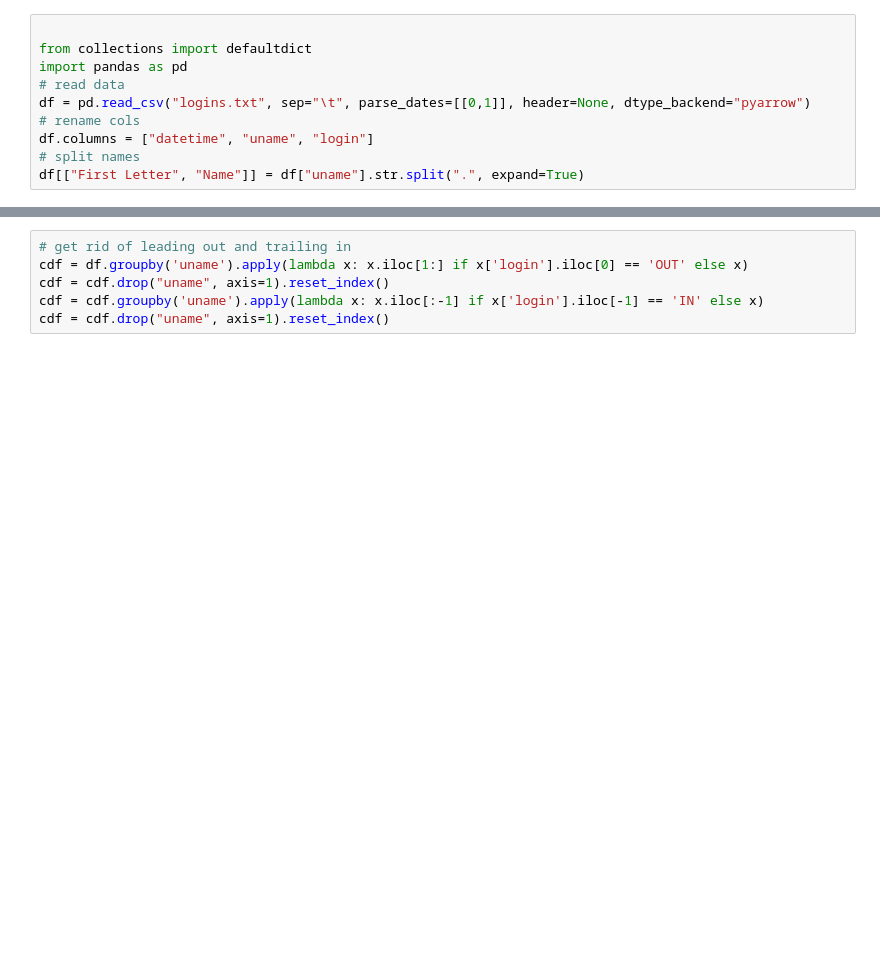
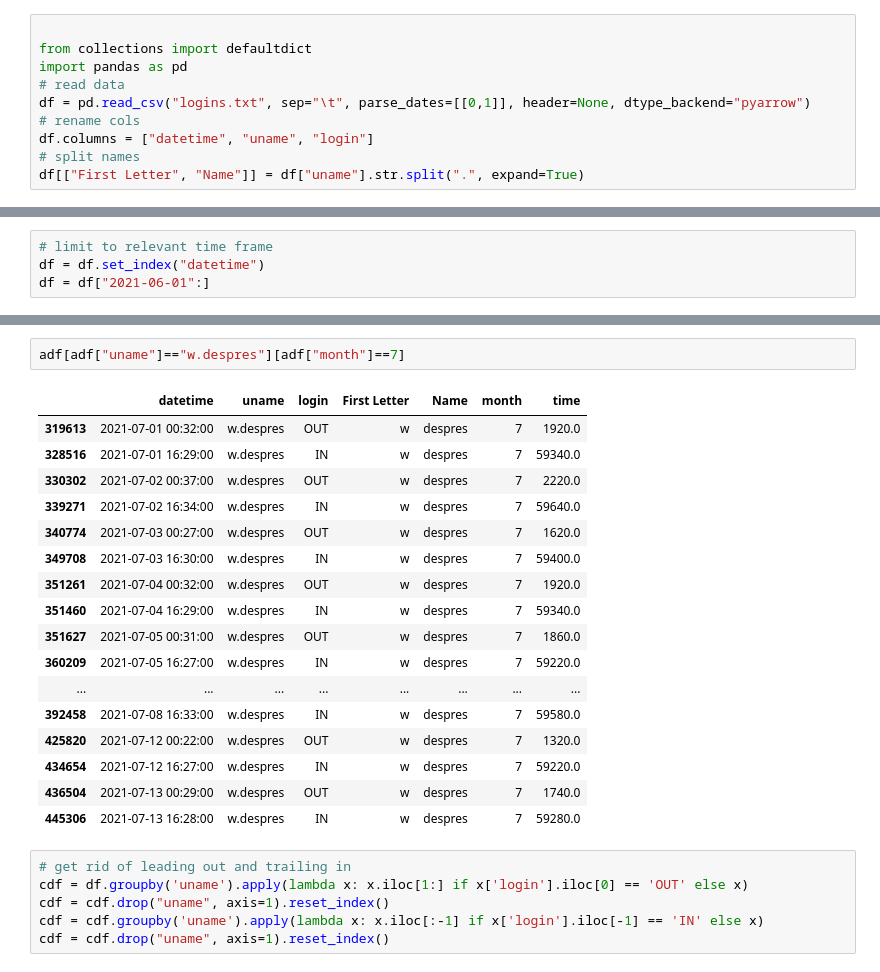
Before and after one commit to jamorr/nsa_challenge, a Jupyter notebook: logins.ipynb, the cells around one changed output, grey strips where cells are left out. Drawn from its saved outputs; the diff is of its cells as text; blank space fills up the shorter version.

```diff
--- a/logins.ipynb
+++ b/logins.ipynb
@@ -89,3 +83,7 @@ df
+# %%
+# limit to relevant time frame
+df = df.set_index("datetime")
+df = df["2021-06-01":]
 # %%
 
 
@@ -101,3 +117,23 @@ nd["r.16"]
+# %%
+adf[adf["uname"]=="w.despres"][adf["month"]==7]
+# %% [output]
+|  | datetime | uname | login | First Letter | Name | month | time |
+| 319613 | 2021-07-01 00:32:00 | w.despres | OUT | w | despres | 7 | 1920.0 |
+| 328516 | 2021-07-01 16:29:00 | w.despres | IN | w | despres | 7 | 59340.0 |
+| 330302 | 2021-07-02 00:37:00 | w.despres | OUT | w | despres | 7 | 2220.0 |
+| 339271 | 2021-07-02 16:34:00 | w.despres | IN | w | despres | 7 | 59640.0 |
+| 340774 | 2021-07-03 00:27:00 | w.despres | OUT | w | despres | 7 | 1620.0 |
+| 349708 | 2021-07-03 16:30:00 | w.despres | IN | w | despres | 7 | 59400.0 |
+| 351261 | 2021-07-04 00:32:00 | w.despres | OUT | w | despres | 7 | 1920.0 |
+| 351460 | 2021-07-04 16:29:00 | w.despres | IN | w | despres | 7 | 59340.0 |
+| 351627 | 2021-07-05 00:31:00 | w.despres | OUT | w | despres | 7 | 1860.0 |
+| 360209 | 2021-07-05 16:27:00 | w.despres | IN | w | despres | 7 | 59220.0 |
+| ... | ... | ... | ... | ... | ... | ... | ... |
+| 392458 | 2021-07-08 16:33:00 | w.despres | IN | w | despres | 7 | 59580.0 |
+| 425820 | 2021-07-12 00:22:00 | w.despres | OUT | w | despres | 7 | 1320.0 |
+| 434654 | 2021-07-12 16:27:00 | w.despres | IN | w | despres | 7 | 59220.0 |
+| 436504 | 2021-07-13 00:29:00 | w.despres | OUT | w | despres | 7 | 1740.0 |
+| 445306 | 2021-07-13 16:28:00 | w.despres | IN | w | despres | 7 | 59280.0 |
 # %%
 # get rid of leading out and trailing in
 cdf = df.groupby('uname').apply(lambda x: x.iloc[1:] if x['login'].iloc[0] == 'OUT' else x)
```
Also changed, not shown: parts of 6 cells of this notebook, 3 other files.
